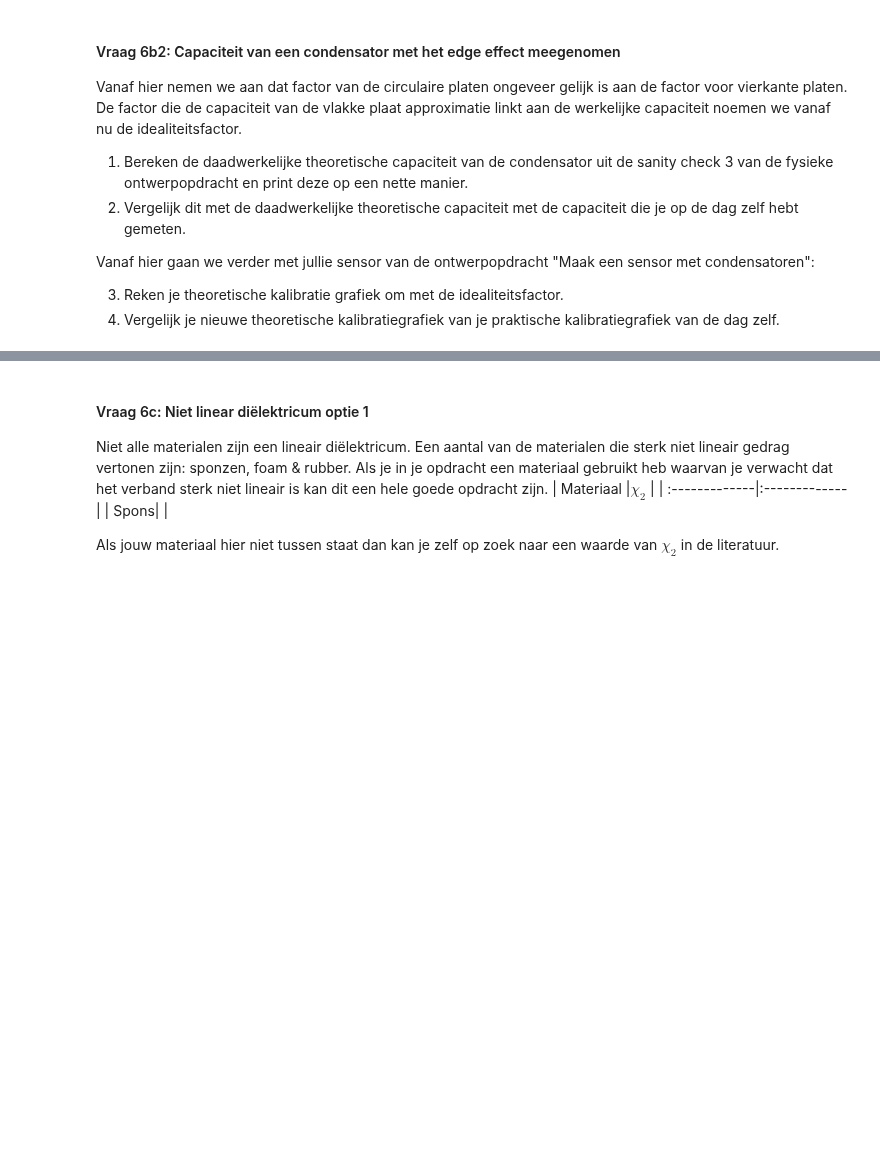
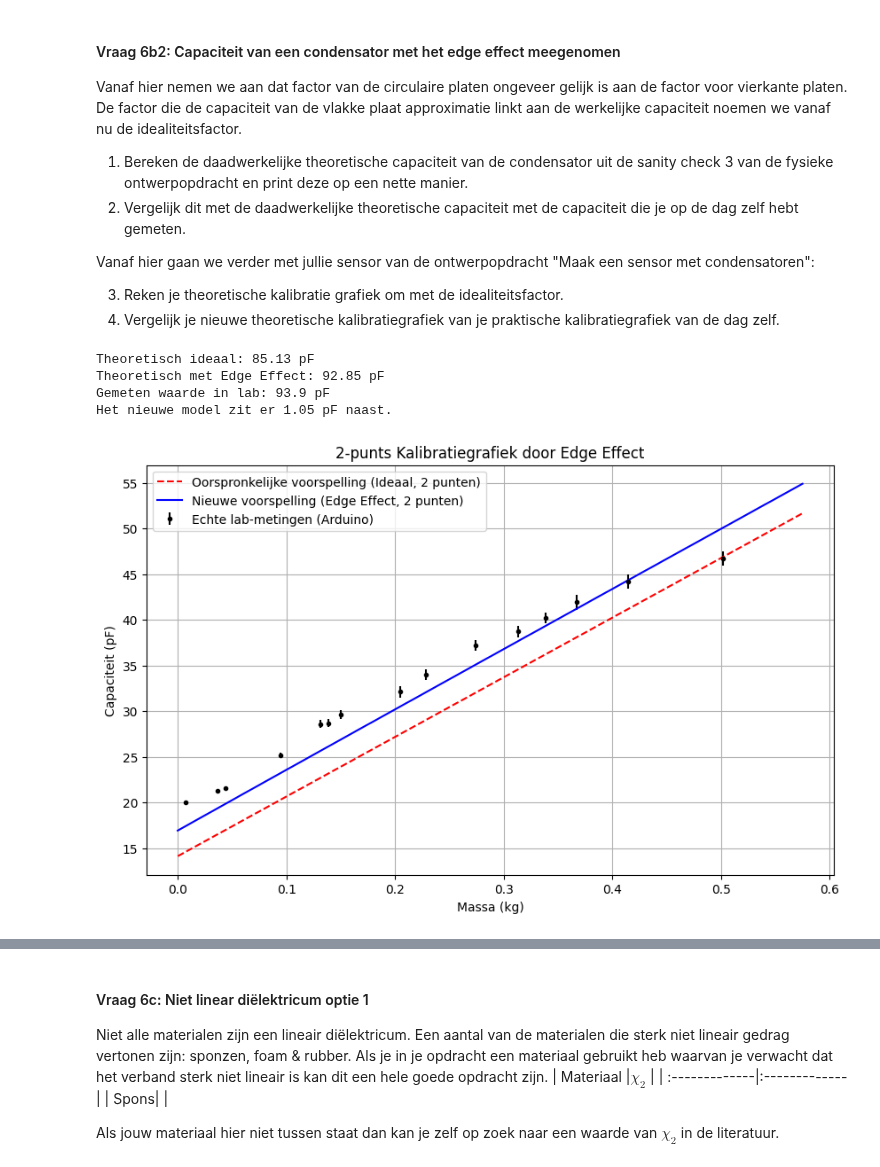
Before and after one commit to SebasvandenAkker/opdrachten-DEF-D, a Jupyter notebook: DigitaleOntwerpopdrachten/1CondensatorOpdracht/CondensatorOntwerpopdracht.ipynb, the cells around one changed output, grey strips where cells are left out. Saved outputs shown, nothing was run; the diff lists cells and outputs as text; code cells hidden in the pictures; blank space fills up the shorter version.

```diff
--- a/DigitaleOntwerpopdrachten/1CondensatorOpdracht/CondensatorOntwerpopdracht.ipynb
+++ b/DigitaleOntwerpopdrachten/1CondensatorOpdracht/CondensatorOntwerpopdracht.ipynb
@@ -791,5 +1068,82 @@ Vanaf hier gaan we verder met jullie sensor van de ontwerpopdracht "Maak een sen
 
 # def C_niet_ideaal(#relevante parameters):
     # Jouw berekeningen
+epsilon0 = 8.854E-12
+def C_nishiyama_square(w, d, epsilon_r):
+    C_ideal = (epsilon0 * epsilon_r * w**2) / d
+    b = d / w  # Aspect ratio uit het paper
+
+    # Formule 29 en 30 uit het onderzoek
+    if b < 1.0:
+        C_normalized = 1 + 2.343 * (b**0.891)
+    else:
+        C_normalized = 1 + 2.343 * (b**0.992)
+
+    return C_ideal * C_normalized
+
+def berekenCapaciteitVakkePlaat(d, A, epsilon):
+    output = epsilon * A / d
+    return output
+
+w_sanity = 0.10 # 10 cm breed
+d_sanity = 0.0026 # 2.6 mm afstand
+eps_r_karton = 2.5 # Relatieve permittiviteit van karton
+
+C_sanity_ideaal = berekenCapaciteitVakkePlaat(d_sanity, w_sanity**2, eps_r_karton * epsilon0) * 1e12
+C_sanity_edge = C_nishiyama_square(w_sanity, d_sanity, eps_r_karton) * 1e12
+
+print(f"Theoretisch ideaal: {C_sanity_ideaal:.2f} pF")
+print(f"Theoretisch met Edge Effect: {C_sanity_edge:.2f} pF")
+print(f"Gemeten waarde in lab: 93.9 pF")
+print(f"Het nieuwe model zit er {abs(C_sanity_edge - 93.9):.2f} pF naast.")
+# %% [output]
+Theoretisch ideaal: 85.13 pF
+Theoretisch met Edge Effect: 92.85 pF
+Gemeten waarde in lab: 93.9 pF
+Het nieuwe model zit er 1.05 pF naast.
+# %%
+import numpy as np
+
+epsilon0 = 8.854e-12
+w = 0.1
+
+# De lab-metingen
+m_lab = np.array([501.5, 414.4, 367.5, 338.6, 313.2, 274.4, 228.1, 205.0, 150.0, 138.7, 131.2, 94.6, 43.8, 36.6, 7.0]) / 1000
+cap_lab = np.array([46.7, 44.2, 41.9, 40.2, 38.7, 37.2, 34.0, 32.1, 29.6, 28.7, 28.6, 25.2, 21.6, 21.3, 20.0])
+u_cap_lab = np.array([0.8, 0.8, 0.8, 0.6, 0.6, 0.6, 0.6, 0.6, 0.5, 0.4, 0.4, 0.3, 0.2, 0.2, 0.2])
+
+m_theorie = np.linspace(0, 0.575, 500)
+C_ideaal_lijn = np.interp(m_theorie, [0, 0.575], [14.125, 51.65])
+
+def get_nishiyama_factor(d, w):
+    b = d / w
+    if b < 1.0:
+        return 1 + 2.343 * (b**0.891)
+    else:
+        return 1 + 2.343 * (b**0.992)
+
+C_voorspelling_met_edge = []
+
+for C_id in C_ideaal_lijn:
+    d_voor_dit_punt = (epsilon0 * 1.0 * w**2) / (C_id * 1e-12)
+
+    # Bereken de correctie-factor voor deze specifieke afstand
+    factor = get_nishiyama_factor(d_voor_dit_punt, w)
+
+    # De nieuwe voorspelde capaciteit is ideaal * factor
+    C_voorspelling_met_edge.append(C_id * factor)
+
+plt.figure(figsize=(10, 6))
+plt.errorbar(m_lab, cap_lab, yerr=u_cap_lab, fmt='k.', label='Echte lab-metingen (Arduino)')
+plt.plot(m_theorie, C_ideaal_lijn, 'r--', label='Oorspronkelijke voorspelling (Ideaal, 2 punten)')
+plt.plot(m_theorie, C_voorspelling_met_edge, 'b-', label='Nieuwe voorspelling (Edge Effect, 2 punten)')
+plt.xlabel("Massa (kg)")
+plt.ylabel("Capaciteit (pF)")
+plt.title("2-punts Kalibratiegrafiek door Edge Effect")
+plt.legend()
+plt.grid(True)
+plt.show()
+# %% [output]
+[figure, added]
 # %% [markdown]
 ##### Antwoorden 6b2
```
Also changed, not shown: parts of 18 cells of this notebook, 2 other files.
